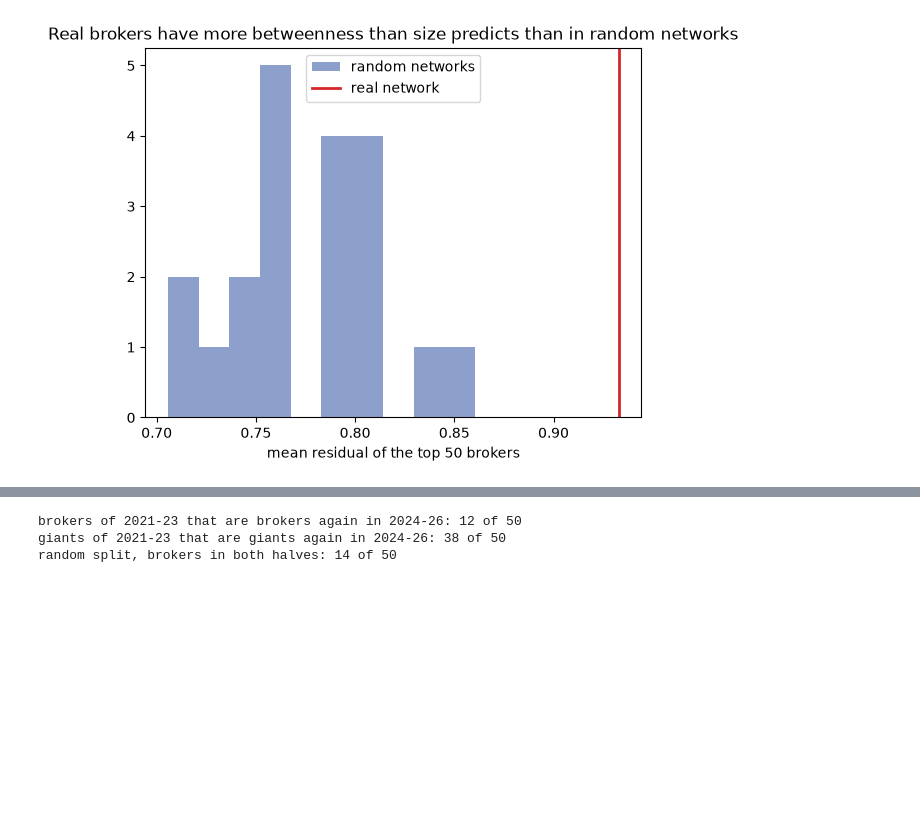
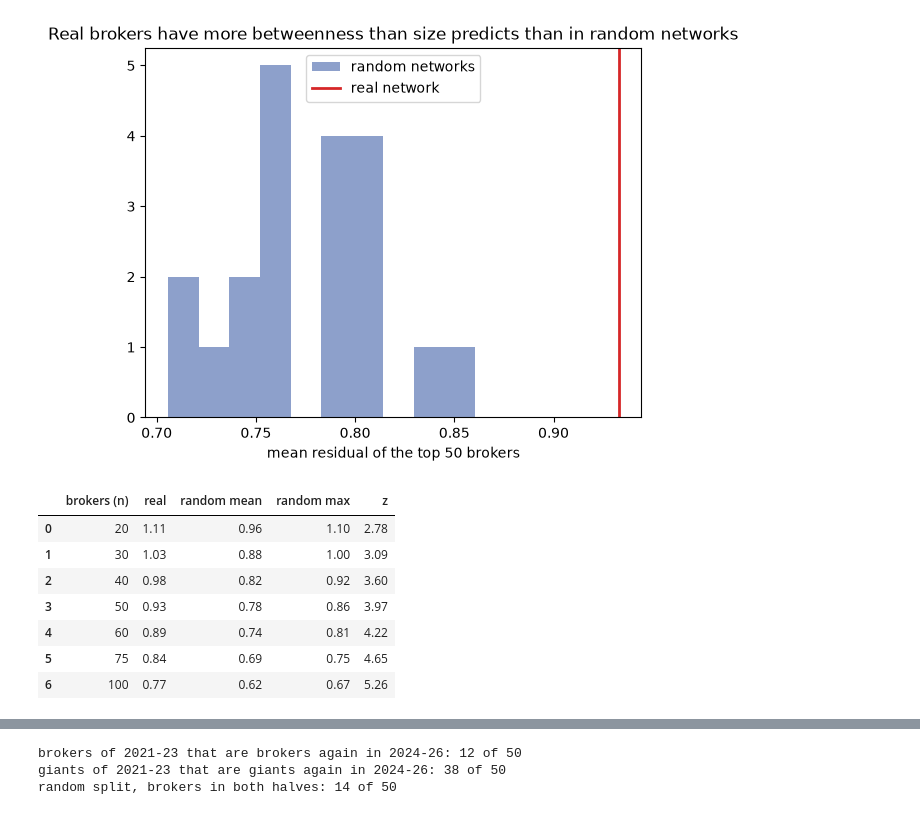
Before and after one commit to lindatruong/ANS-Project-2026, a Jupyter notebook: network_project_new.ipynb, the cells around one changed output, grey strips where cells are left out. Saved outputs shown, nothing was run; the diff lists cells and outputs as text; code cells hidden in the pictures; blank space fills up the shorter version.

```diff
--- a/network_project_new.ipynb
+++ b/network_project_new.ipynb
@@ -741,3 +741,28 @@ plt.show()
 top-50 mean residual: real 0.93 | random mean 0.78, max 0.86 | z = 4.0 | p = 0.00
 spread (SD) of residuals: real 0.53 | random mean 0.38, max 0.42
 [figure]
+# %%
+base = all_members.drop_duplicates(["source", "target"])
+rng = np.random.default_rng(0)
+
+real_top = find_brokers(all_members, k=300)["residual"].nlargest(100).values
+
+null_top = []
+for i in range(20):
+    shuffled = base.assign(target=rng.permutation(base["target"].values)).drop_duplicates(["source", "target"])
+    null_top.append(find_brokers(shuffled, k=300)["residual"].nlargest(100).values)
+null_top = np.array(null_top)
+
+rows = []
+for n_brokers in [20, 30, 40, 50, 60, 75, 100]:
+    null_n = null_top[:, :n_brokers].mean(axis=1)          # mean residual of the top n_brokers in each random network
+    real_n = real_top[:n_brokers].mean()
+# %% [output]
+|  | brokers (n) | real | random mean | random max | z |
+| 0 | 20 | 1.11 | 0.96 | 1.10 | 2.78 |
+| 1 | 30 | 1.03 | 0.88 | 1.00 | 3.09 |
+| 2 | 40 | 0.98 | 0.82 | 0.92 | 3.60 |
+| 3 | 50 | 0.93 | 0.78 | 0.86 | 3.97 |
+| 4 | 60 | 0.89 | 0.74 | 0.81 | 4.22 |
+| 5 | 75 | 0.84 | 0.69 | 0.75 | 4.65 |
+| 6 | 100 | 0.77 | 0.62 | 0.67 | 5.26 |
```
Also changed, not shown: parts of 5 cells of this notebook.
